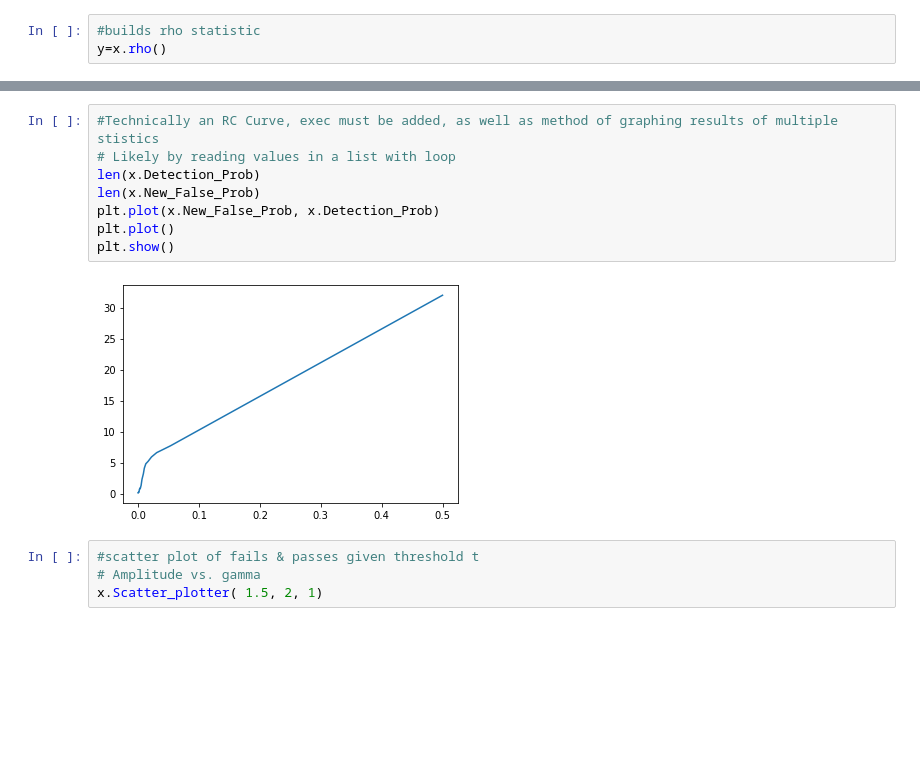
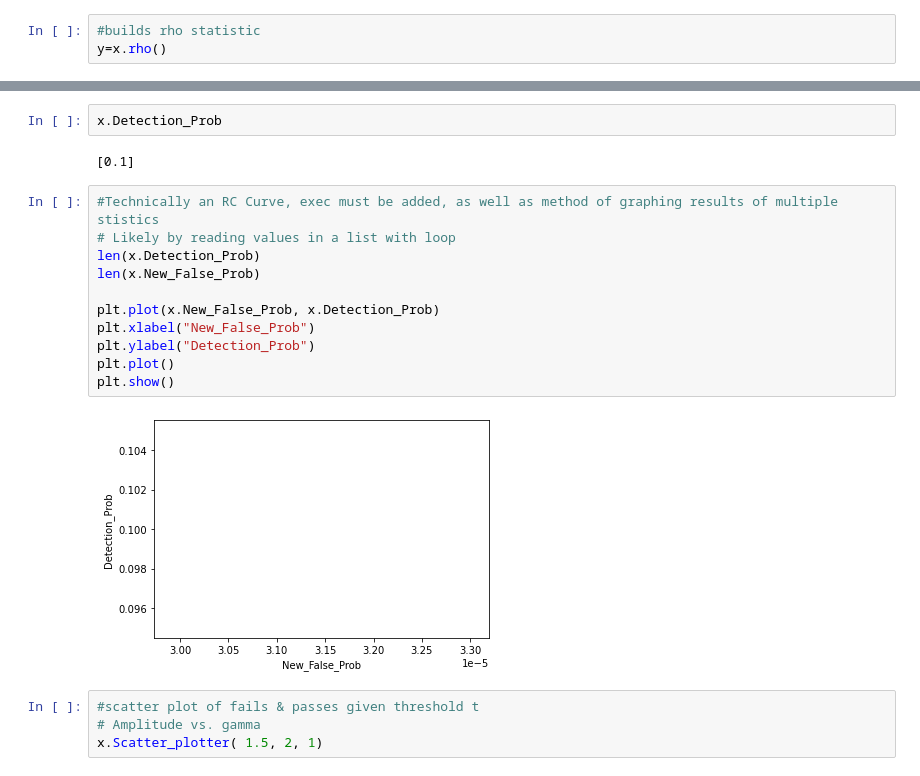
Before and after one commit to mickbrawler/Waveforms, a Jupyter notebook: Onsource_Analysis.ipynb, the cells around one changed output, grey strips where cells are left out. Drawn from its saved outputs; the diff is of its cells as text; blank space fills up the shorter version.

```diff
--- a/Onsource_Analysis.ipynb
+++ b/Onsource_Analysis.ipynb
@@ -523,13 +532,20 @@ w=x.test_plotter(8,100)
-# %%
-#Technically an RC Curve, exec must be added, as well as method of graphing results of multiple stistics
-# Likely by reading values in a list with loop
-len(x.Detection_Prob)
-len(x.New_False_Prob)
-plt.plot(x.New_False_Prob, x.Detection_Prob)
-plt.plot()
-plt.show()
-# %% [output]
-[figure, removed]
+# %%
+x.Detection_Prob
+# %% [output]
+[0.1]
+# %%
+#Technically an RC Curve, exec must be added, as well as method of graphing results of multiple stistics
+# Likely by reading values in a list with loop
+len(x.Detection_Prob)
+len(x.New_False_Prob)
+
+plt.plot(x.New_False_Prob, x.Detection_Prob)
+plt.xlabel("New_False_Prob")
+plt.ylabel("Detection_Prob")
+plt.plot()
+plt.show()
+# %% [output]
+[figure, added]
 # %%
 #scatter plot of fails & passes given threshold t
 # Amplitude vs. gamma
```
Also changed, not shown: parts of 6 cells of this notebook.
